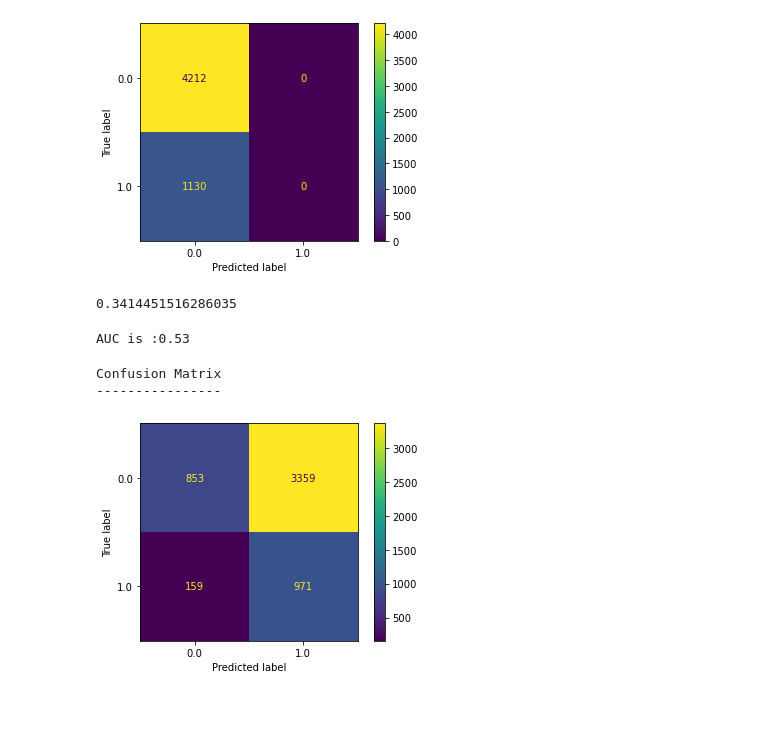
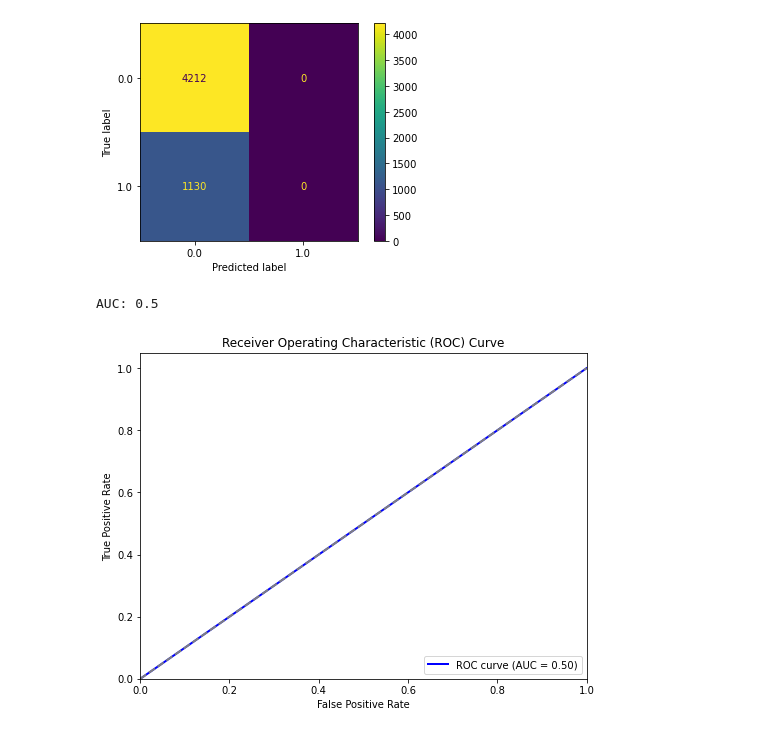
Before and after one commit to gshikanda/PHASE-3-PROJECT, a Jupyter notebook: H1N1 PROJECT.ipynb, the cells around one changed output. Saved outputs shown, nothing was run; the diff lists cells and outputs as text; code cells hidden in the pictures; blank space fills up the shorter version.

```diff
--- a/H1N1 PROJECT.ipynb
+++ b/H1N1 PROJECT.ipynb
@@ -923,27 +923,33 @@ print('----------------')
 Confusion Matrix
 ----------------
 [figure]
-# %%
-#for seasonal
-acc_seasonal=accuracy_score(y_test,y_dt_seasonal_pred)
-acc_seasonal
-# %% [output]
-0.3414451516286035
-# %%
-# Check the AUC for predictions
-false_positive_rate, true_positive_rate, thresholds = roc_curve(y_test,y_dt_seasonal_pred)
-roc_auc = roc_auc_score(y_test,y_dt_seasonal_pred)
-print('\nAUC is :{0}'.format(round(roc_auc, 2)))
-# %% [output]
-AUC is :0.53
-# %%
-# Create and print a confusion matrix
-
-ConfusionMatrixDisplay.from_predictions(y_test,y_dt_seasonal_pred)
-
-print('\nConfusion Matrix')
-print('----------------')
-# %% [output]
-Confusion Matrix
-----------------
-[figure, removed]
+# %%
+y_dt_h1n1_proba = dt_clf_h1n1.predict_proba(x_test_scaled)[:, 1]
+
+# Calculate the ROC curve
+fpr, tpr, thresholds = roc_curve(y_test, y_dt_h1n1_proba)
+
+# Calculate the AUC
+print('AUC: {}'.format(auc(fpr, tpr)))
+# %% [output]
+AUC: 0.5
+# %%
+#roc auc curve
+
+# Calculate ROC curve and AUC for H1N1 vaccine prediction
+fpr_h1n1, tpr_h1n1, _ = roc_curve(y_test, y_h1n1_score)
+roc_auc_h1n1 = auc(fpr_h1n1, tpr_h1n1)
+
+# Plotting the ROC curves
+plt.figure(figsize=(8, 6))
+plt.plot(fpr, tpr, color='blue', lw=2, label='ROC curve (AUC = {:.2f})'.format(roc_auc))
+plt.plot([0, 1], [0, 1], color='gray', lw=2, linestyle='--')
+plt.xlim([0.0, 1.0])
+plt.ylim([0.0, 1.05])
+plt.xlabel('False Positive Rate')
+plt.ylabel('True Positive Rate')
+plt.title('Receiver Operating Characteristic (ROC) Curve')
+plt.legend(loc="lower right")
+plt.show()
+# %% [output]
+[figure, added]
```
Also changed, not shown: parts of 2 cells of this notebook.
